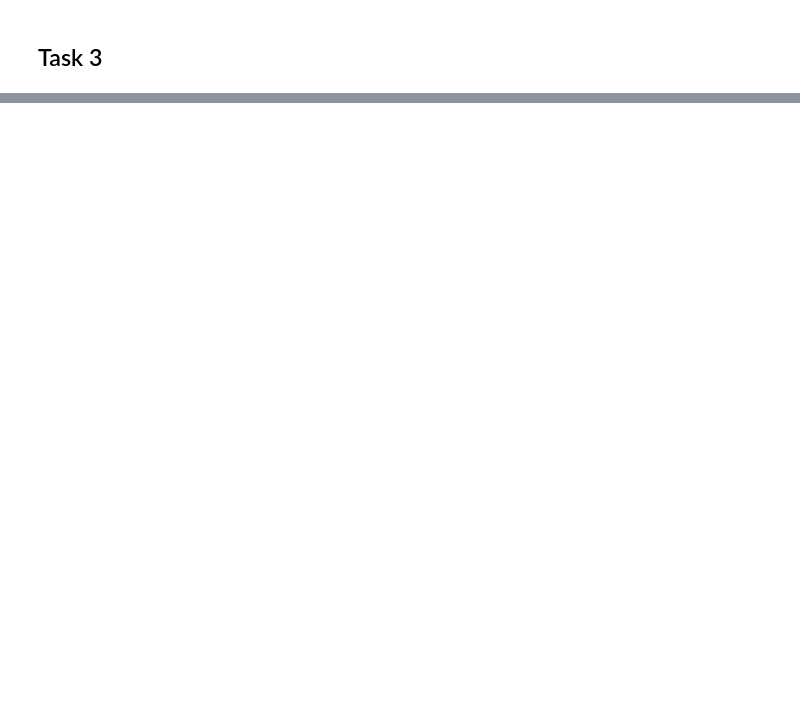
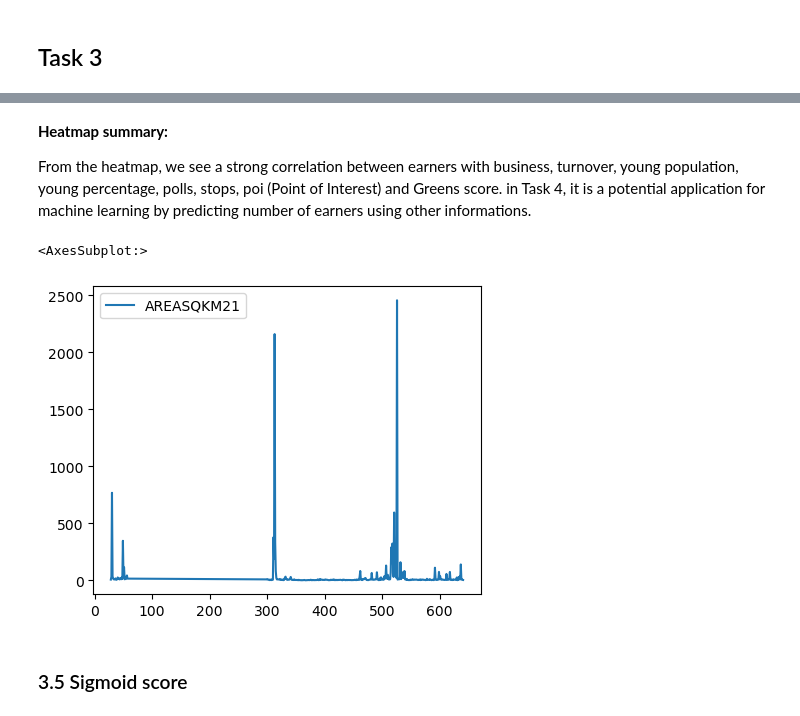
Before and after one commit to MichelangeloNardi/DATA2901--2024S1, a Jupyter notebook: DATA2901 Assignment - Final report.ipynb, the cells around one changed output, grey strips where cells are left out. Saved outputs shown, nothing was run; the diff lists cells and outputs as text; code cells hidden in the pictures; blank space fills up the shorter version.

```diff
--- a/DATA2901 Assignment - Final report.ipynb
+++ b/DATA2901 Assignment - Final report.ipynb
@@ -1278,0 +2060,17 @@ As we can see this difference is due to the fact that we filtered out regions wi
+# %% [markdown]
+**Heatmap summary:**
+
+From the heatmap, we see a strong correlation between earners with business, turnover, young population, young percentage, polls, stops, poi (Point of Interest) and Greens score. in Task 4, it is a potential application for machine learning by predicting number of earners using other informations.
+# %%
+# Create figure/axes
+
+fig, ax1 = plt.subplots(figsize=(5, 4))
+
+# Plot base map
+
+df_sa2[df_sa2['GCC_NAME21'] == 'Greater Sydney'].plot(ax=ax1)
+# %% [output]
+<AxesSubplot:>
+[figure, added]
+# %% [markdown]
+### 3.5 Sigmoid score
```
Also changed, not shown: parts of 108 cells of this notebook.
